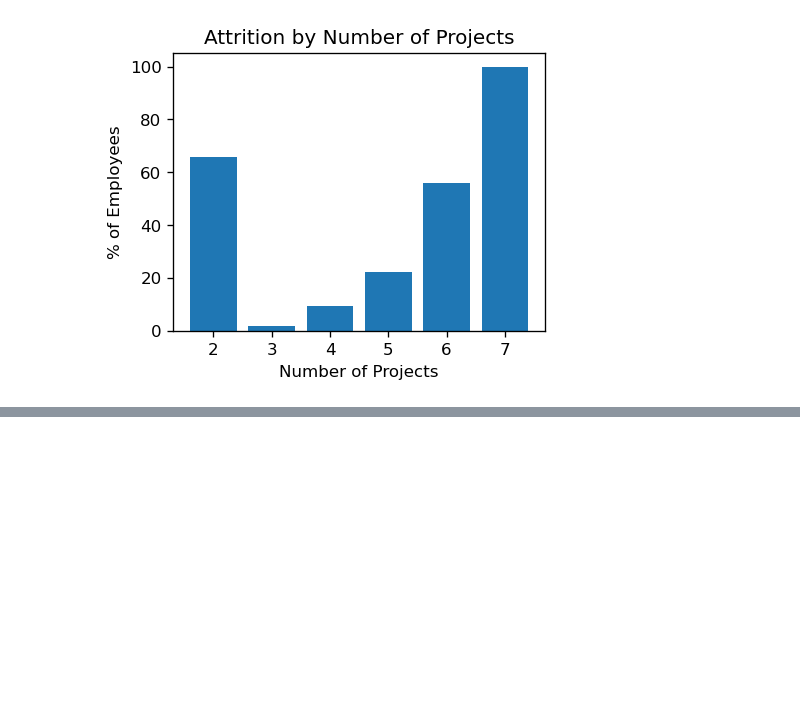
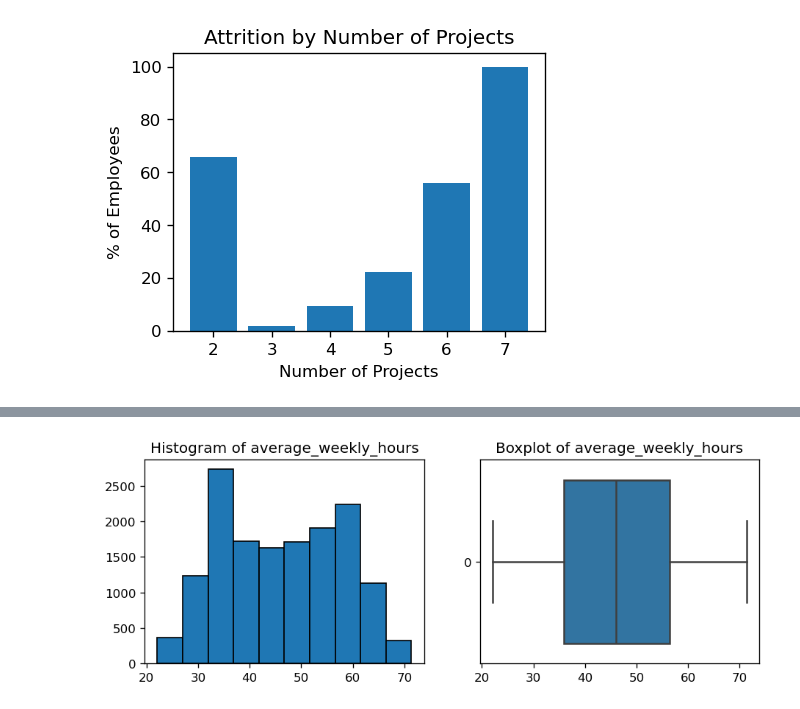
Before and after one commit to SameeckBhatia/Salifort-EDP, a Jupyter notebook: notebook.ipynb, the cells around one changed output, grey strips where cells are left out. Saved outputs shown, nothing was run; the diff lists cells and outputs as text; code cells hidden in the pictures; blank space fills up the shorter version.

```diff
--- a/notebook.ipynb
+++ b/notebook.ipynb
@@ -198,0 +209,6 @@ plt.show()
+# %%
+df["average_weekly_hours"] = df["average_monthly_hours"] * 12 * 7 / 365
+
+histo_boxplot("average_weekly_hours")
+# %% [output]
+[figure, added]
```
Also changed, not shown: parts of 6 cells of this notebook.
